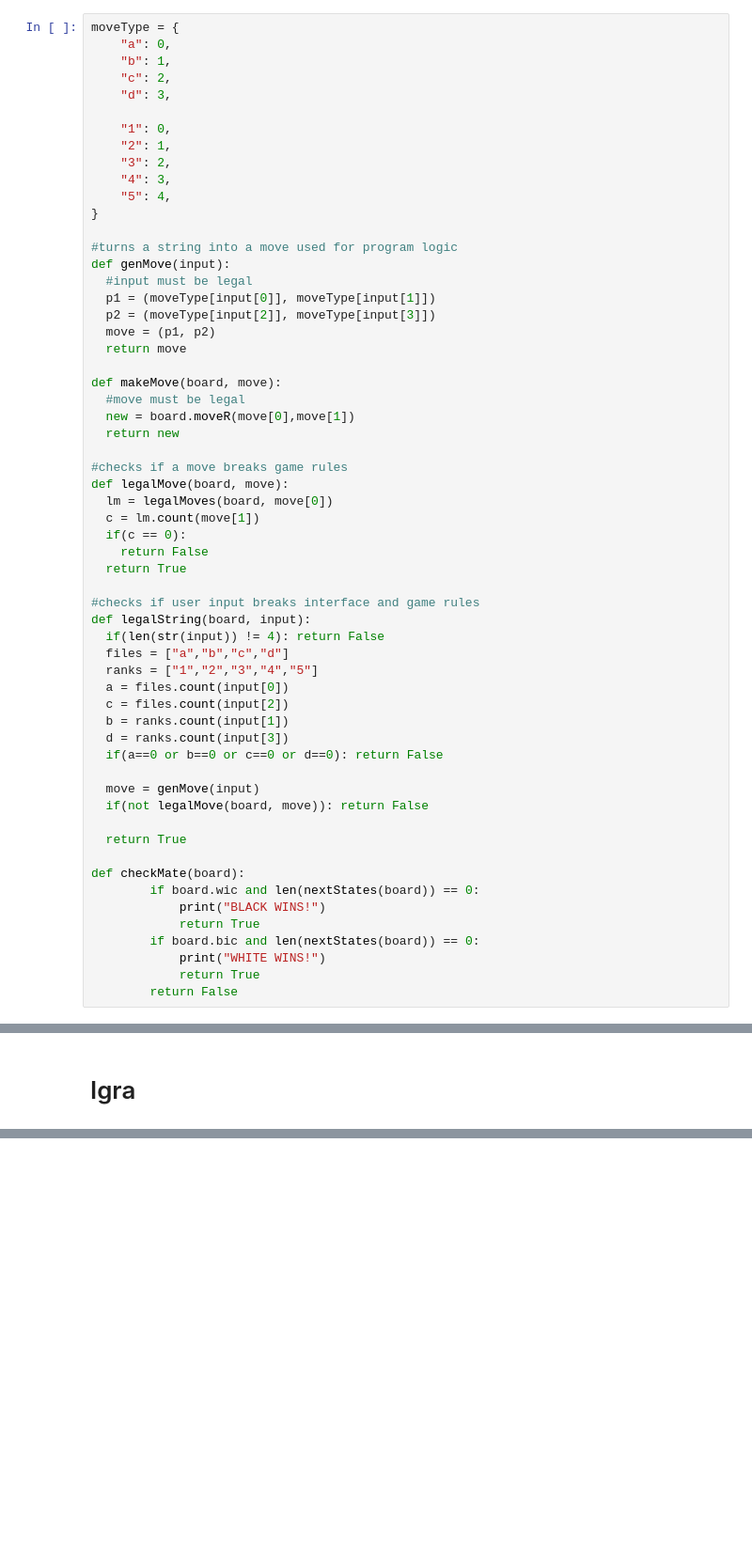
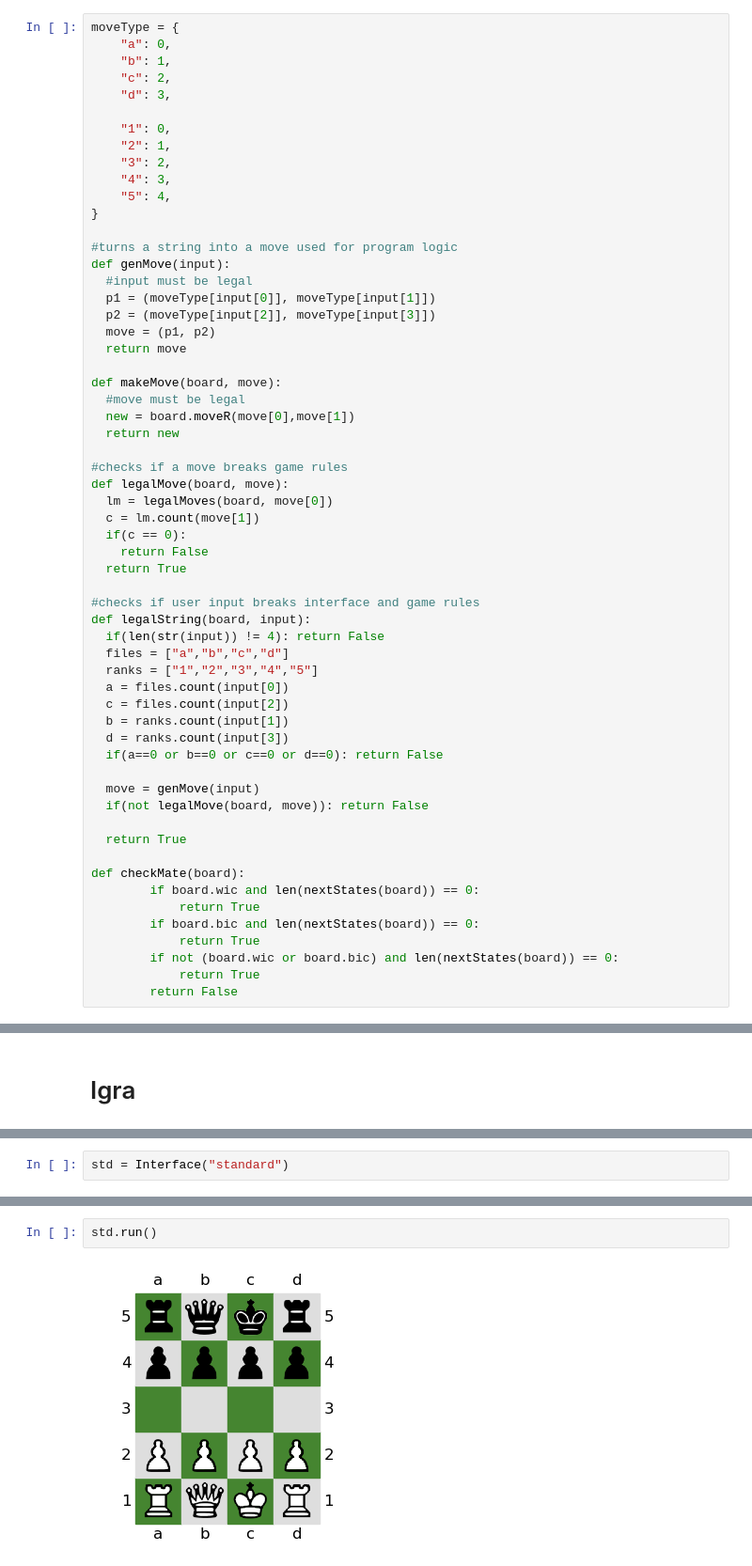
Before and after one commit to mihapetr/MS-esej, a Jupyter notebook: MS_chess.ipynb, the cells around one changed output, grey strips where cells are left out. Shown at 94% size. Cells and saved outputs as stored; diff of their text form; blank space fills up the shorter version.

```diff
--- a/MS_chess.ipynb
+++ b/MS_chess.ipynb
@@ -971,10 +999,10 @@ def legalString(board, input):
 
 def checkMate(board):
         if board.wic and len(nextStates(board)) == 0:
-            print("BLACK WINS!")
             return True
         if board.bic and len(nextStates(board)) == 0:
-            print("WHITE WINS!")
+            return True
+        if not (board.wic or board.bic) and len(nextStates(board)) == 0:
             return True
         return False
 # %%
@@ -1364,0 +1152,2 @@ Interface()
+# %%
+std = Interface("standard")
@@ -1364,0 +1158,4 @@ Interface()
+# %%
+std.run()
+# %% [output]
+[figure, added]
```
Also changed, not shown: parts of 43 cells of this notebook.
